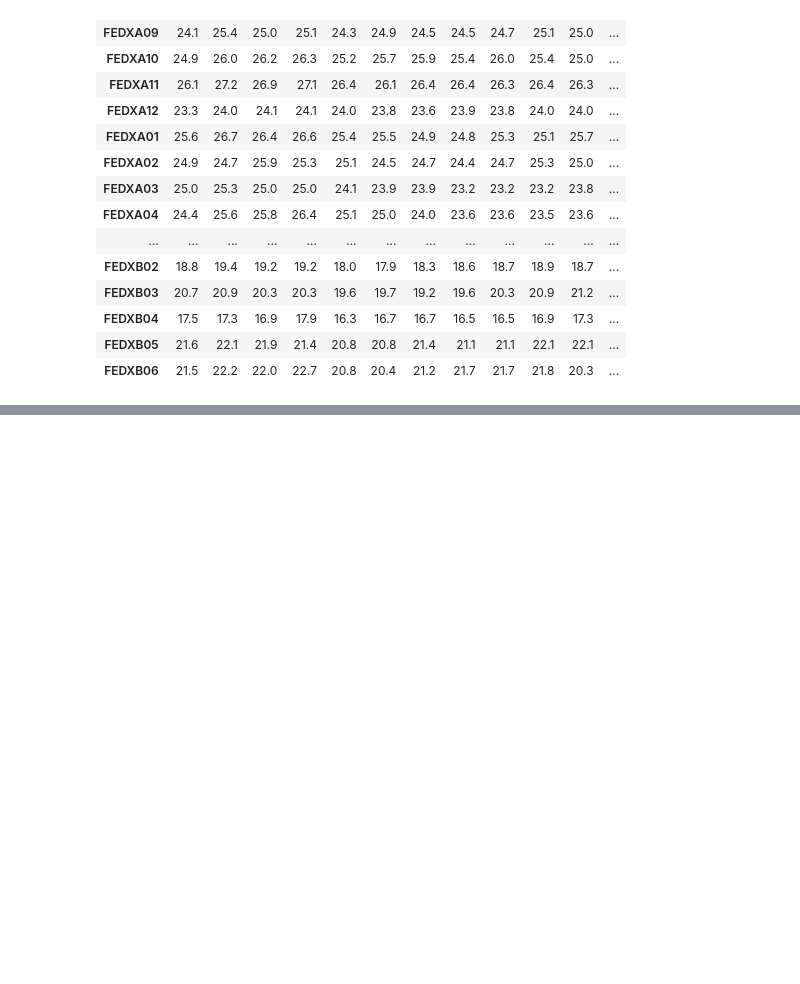
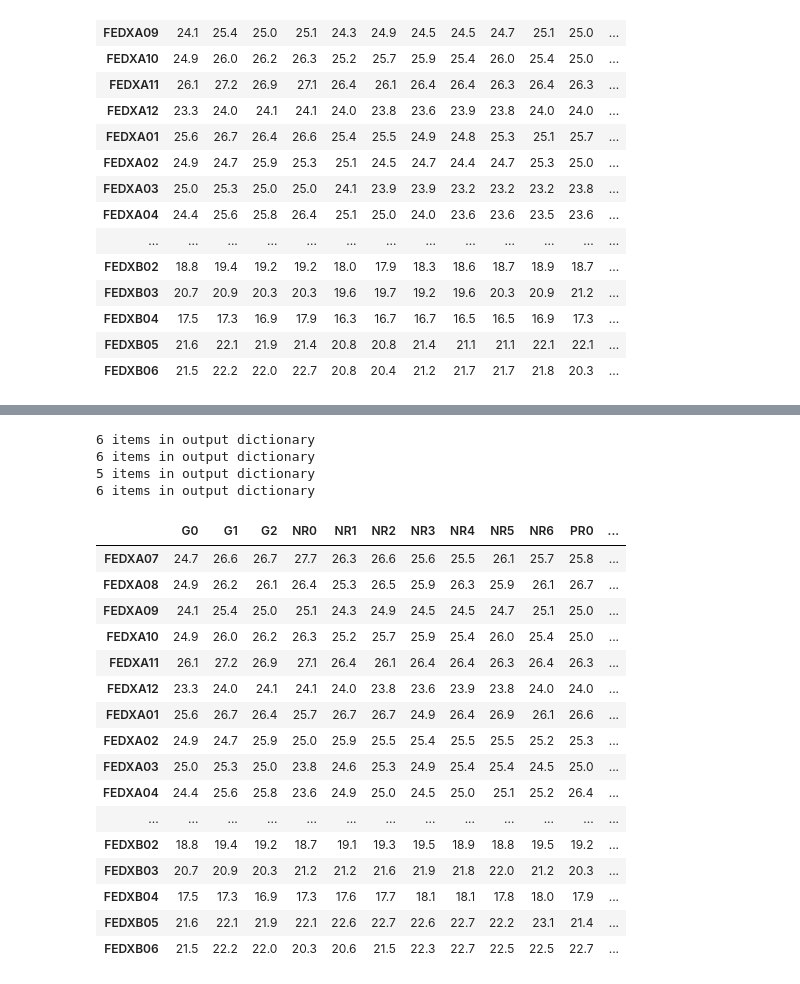
Before and after one commit to Htbibalan/FEDProtein, a Jupyter notebook: notebooks/FEDX_A_B_DATA STAT.ipynb, the cells around one changed output, grey strips where cells are left out. Cells and saved outputs as stored; diff of their text form; code cells hidden in the pictures; blank space fills up the shorter version.

Commit message:
DATAFRAME NOTEBOOK
Created a new notebook called FEDX_A_B_STAT which contains codes for making DataFrame compatible with JASP
More over, the statistical results are saved in a new folder called stats

```diff
--- a/notebooks/FEDX_A_B_DATA STAT.ipynb
+++ b/notebooks/FEDX_A_B_DATA STAT.ipynb
@@ -207,0 +326,52 @@ result.to_csv("C:\\Users\\hta031\\Github\\FEDProtein\\result.csv")
+# %%
+#collects bodyweights from the metafile
+nrpr_mw = get_data_fields(mice, ["bodyweight"], nrpr_male_selector)
+prnr_mw = get_data_fields(mice, ["bodyweight"], prnr_male_selector)
+nrpr_fw = get_data_fields(mice, ["bodyweight"], nrpr_female_selector)
+prnr_fw = get_data_fields(mice, ["bodyweight"], prnr_female_selector)
+
+#converts the list of bodyweights from the lines above to DataFrame
+dfNRw=pd.DataFrame( nrpr_mw, index=['FEDXA07', 'FEDXA08', 'FEDXA09', 'FEDXA10', 'FEDXA11', 'FEDXA12'], columns=["G{}" .format(x) for x in range(3)] + ["NR{}" .format(x) for x in range(7)] +["PR{}" .format(x) for x in range(7)])
+dfPRw=pd.DataFrame(prnr_mw, index =["FEDXA01","FEDXA02","FEDXA03", "FEDXA04","FEDXA05","FEDXA06"],columns=["G{}" .format(x) for x in range(3)] + ["PR{}" .format(x) for x in range(7)] +["NR{}" .format(x) for x in range(7)] )
+dfNRFw=pd.DataFrame(nrpr_fw, index=['FEDXB07', 'FEDXB08', 'FEDXB10', 'FEDXB11', 'FEDXB12'],columns=["G{}" .format(x) for x in range(3)] + ["NR{}" .format(x) for x in range(7)] +["PR{}" .format(x) for x in range(7)])
+dfPRFw=pd.DataFrame(prnr_fw, index =['FEDXB01', 'FEDXB02', 'FEDXB03', 'FEDXB04', 'FEDXB05', 'FEDXB06'], columns=["G{}" .format(x) for x in range(3)] + ["PR{}" .format(x) for x in range(7)] +["NR{}" .format(x) for x in range(7)])
+
+
+dfNRw ["Sex"],  = "M"
+dfNRw["Order"] = "NRPR"
+dfPRw["Sex"] = "M"
+dfPRw["Order"] = "PRNR"
+dfNRFw["Sex"] = "F"
+dfNRFw["Order"] = "NRPR"
+dfPRFw["Sex"] = "F"
+dfPRFw["Order"] = "PRNR"
+
+bodyweightframes = [dfNRw,dfPRw,dfNRFw,dfPRFw]
+resultbodyweights = pd.concat(bodyweightframes)
+resultbodyweights["Mouse"] = resultbodyweights.index
+resultbodyweights.to_csv("C:\\Users\\hta031\\Github\\FEDProtein\\resultbodyweights.csv")
+# %% [output]
+6 items in output dictionary
+6 items in output dictionary
+5 items in output dictionary
+6 items in output dictionary
+# %%
+resultbodyweights
+# %% [output]
+|  | G0 | G1 | G2 | NR0 | NR1 | NR2 | NR3 | NR4 | NR5 | NR6 | PR0 | ... |
+| FEDXA07 | 24.7 | 26.6 | 26.7 | 27.7 | 26.3 | 26.6 | 25.6 | 25.5 | 26.1 | 25.7 | 25.8 | ... |
+| FEDXA08 | 24.9 | 26.2 | 26.1 | 26.4 | 25.3 | 26.5 | 25.9 | 26.3 | 25.9 | 26.1 | 26.7 | ... |
+| FEDXA09 | 24.1 | 25.4 | 25.0 | 25.1 | 24.3 | 24.9 | 24.5 | 24.5 | 24.7 | 25.1 | 25.0 | ... |
+| FEDXA10 | 24.9 | 26.0 | 26.2 | 26.3 | 25.2 | 25.7 | 25.9 | 25.4 | 26.0 | 25.4 | 25.0 | ... |
+| FEDXA11 | 26.1 | 27.2 | 26.9 | 27.1 | 26.4 | 26.1 | 26.4 | 26.4 | 26.3 | 26.4 | 26.3 | ... |
+| FEDXA12 | 23.3 | 24.0 | 24.1 | 24.1 | 24.0 | 23.8 | 23.6 | 23.9 | 23.8 | 24.0 | 24.0 | ... |
+| FEDXA01 | 25.6 | 26.7 | 26.4 | 25.7 | 26.7 | 26.7 | 24.9 | 26.4 | 26.9 | 26.1 | 26.6 | ... |
+| FEDXA02 | 24.9 | 24.7 | 25.9 | 25.0 | 25.9 | 25.5 | 25.4 | 25.5 | 25.5 | 25.2 | 25.3 | ... |
+| FEDXA03 | 25.0 | 25.3 | 25.0 | 23.8 | 24.6 | 25.3 | 24.9 | 25.4 | 25.4 | 24.5 | 25.0 | ... |
+| FEDXA04 | 24.4 | 25.6 | 25.8 | 23.6 | 24.9 | 25.0 | 24.5 | 25.0 | 25.1 | 25.2 | 26.4 | ... |
+| ... | ... | ... | ... | ... | ... | ... | ... | ... | ... | ... | ... | ... |
+| FEDXB02 | 18.8 | 19.4 | 19.2 | 18.7 | 19.1 | 19.3 | 19.5 | 18.9 | 18.8 | 19.5 | 19.2 | ... |
+| FEDXB03 | 20.7 | 20.9 | 20.3 | 21.2 | 21.2 | 21.6 | 21.9 | 21.8 | 22.0 | 21.2 | 20.3 | ... |
+| FEDXB04 | 17.5 | 17.3 | 16.9 | 17.3 | 17.6 | 17.7 | 18.1 | 18.1 | 17.8 | 18.0 | 17.9 | ... |
+| FEDXB05 | 21.6 | 22.1 | 21.9 | 22.1 | 22.6 | 22.7 | 22.6 | 22.7 | 22.2 | 23.1 | 21.4 | ... |
+| FEDXB06 | 21.5 | 22.2 | 22.0 | 20.3 | 20.6 | 21.5 | 22.3 | 22.7 | 22.5 | 22.5 | 22.7 | ... |
```
Also changed, not shown: parts of 23 cells of this notebook, 27 other files.
